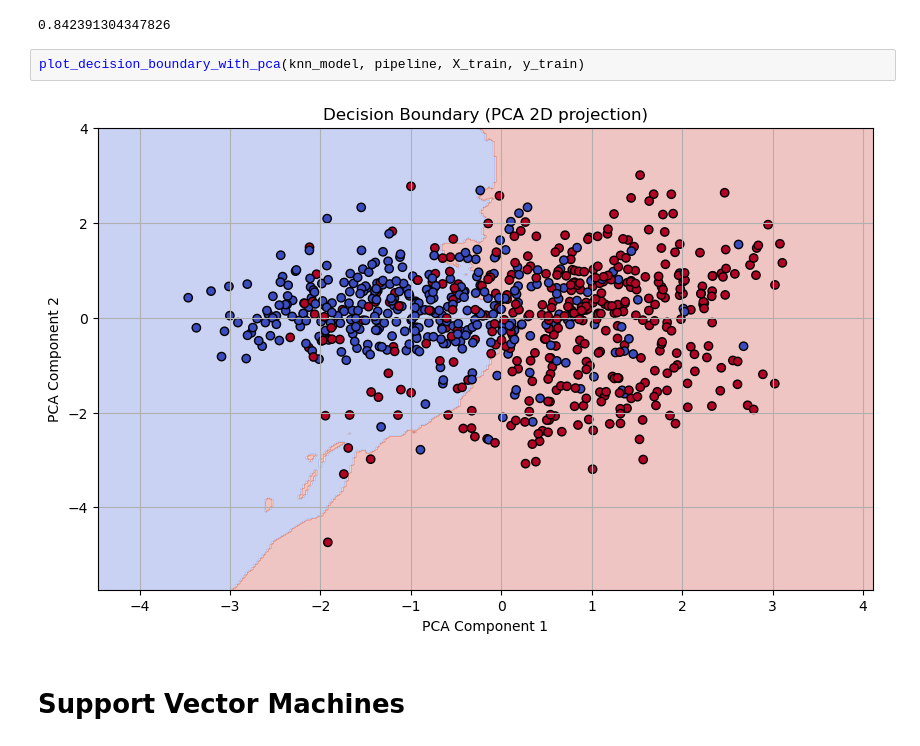
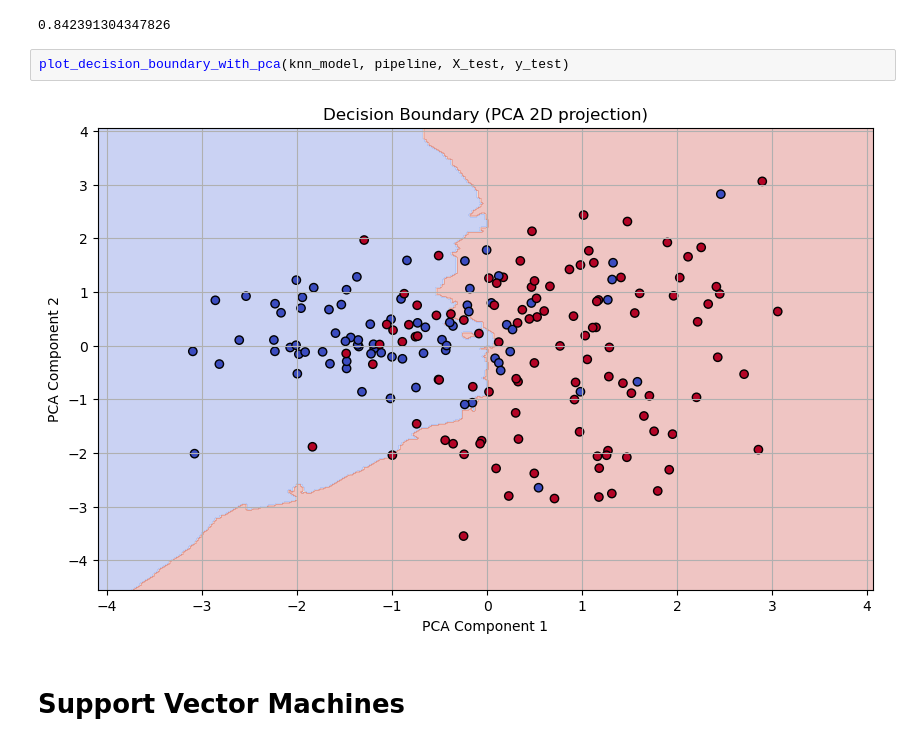
Before and after one commit to venkata3204sai/Heart_disease_detection_ML_project, a Jupyter notebook: codefiles/cvd_prediction.ipynb, the cells around one changed output. Drawn from its saved outputs; the diff is of its cells as text.

```diff
--- a/codefiles/cvd_prediction.ipynb
+++ b/codefiles/cvd_prediction.ipynb
@@ -106,9 +106,9 @@ accuracy_score(y_test, y_pred)
  [11 96]]
 0.842391304347826
 # %%
-plot_decision_boundary_with_pca(knn_model, pipeline, X_train, y_train)
+plot_decision_boundary_with_pca(knn_model, pipeline, X_test, y_test)
 # %% [output]
-[figure, old version]
+[figure, new version]
 # %% [markdown]
 # **Support Vector Machines**
 # %%
```
Also changed, not shown: parts of 6 cells of this notebook, 3 other files.
